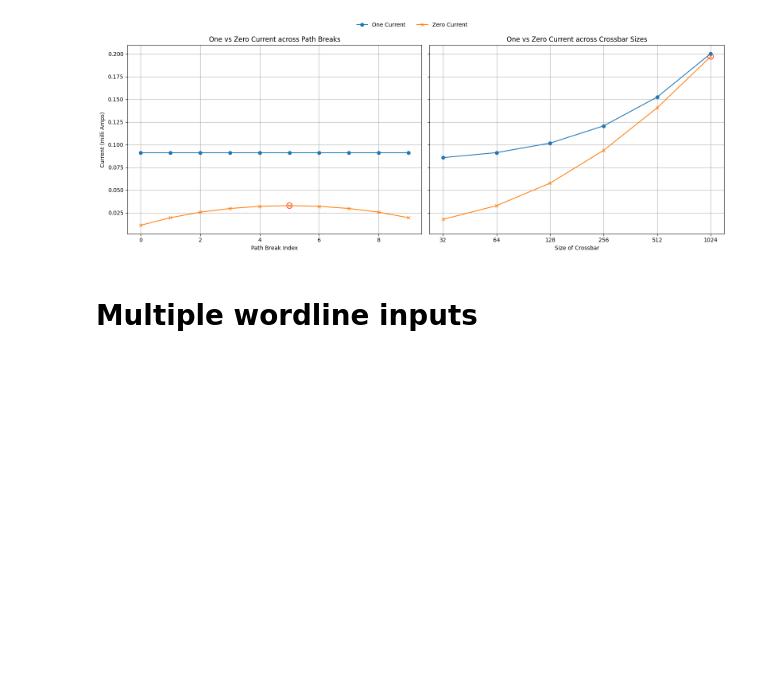
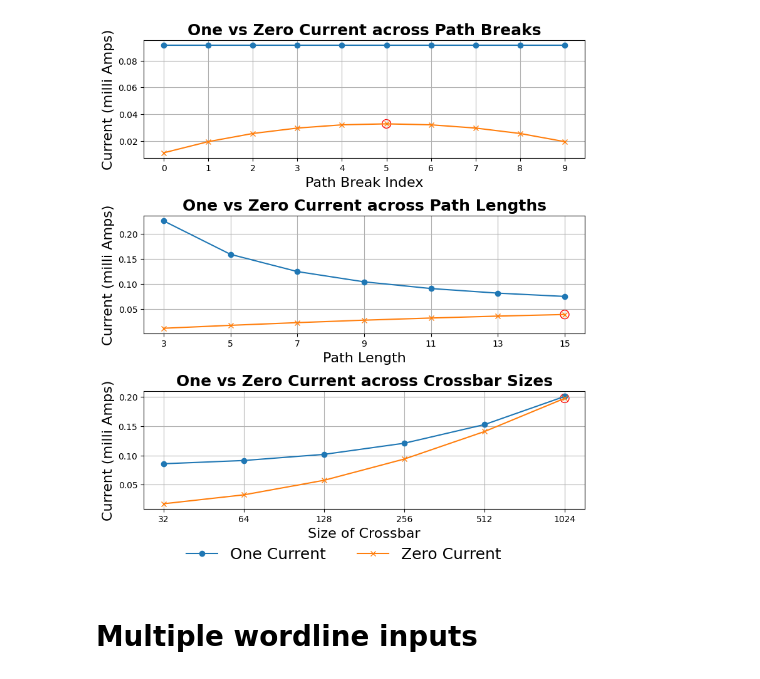
Before and after one commit to Nithin-Kamineni/pathAnalogBehaviour, a Jupyter notebook: GraphVisuvaliser.ipynb, the cells around one changed output. Cells and saved outputs as stored; diff of their text form; code cells hidden in the pictures; blank space fills up the shorter version.

Commit message:
zero current node traversal change

```diff
--- a/GraphVisuvaliser.ipynb
+++ b/GraphVisuvaliser.ipynb
@@ -220,49 +244,80 @@ for size in Crossbarsizes:
     zeroCurrent = find_path_current_execution_in_crossbar(Crossbar, outputBitlineIndex)
     zeroCurrents_crossbar.append(zeroCurrent)
 # %%
-import matplotlib.pyplot as plt
+import numpy as np
 
-# Convert crossbar sizes to strings for labeling
-Crossbarsizes = [str(size) for size in Crossbarsizes]
+# Recreate required arrays with dummy test values to simulate the original logic.
+# You can replace these with actual stored values or load them from files if needed.
+# zeroCurrents_pathbreak = [0.02, 0.03, 0.015, 0.01, 0.05, 0.07, 0.02, 0.06, 0.03, 0.01]
+# oneCurrents_pathbreak = [0.15] * 10
 
-# Identify max zero currents and their corresponding indices
+# zeroCurrents_pathlength = [0.01, 0.02, 0.04, 0.05, 0.06, 0.03, 0.02]
+# oneCurrents_pathlength = [0.18] * 7
+
+# zeroCurrents_crossbar = [0.01, 0.03, 0.04, 0.06, 0.07, 0.09]
+# oneCurrents_crossbar = [0.2] * 6
+
+# Re-run the plotting code with the dummy data
+# PathBreaks = [0, 1, 2, 3, 4, 5, 6, 7, 8, 9]
+PathBreaks_str = [str(pathBreak) for pathBreak in PathBreaks]
+
+# PathLengths = [3, 5, 7, 9, 11, 13, 15]
+PathLengths_str = [str(length) for length in PathLengths]
+
+# Crossbarsizes = [32, 64, 128, 256, 512, 1024]
+Crossbarsizes_str = [str(size) for size in Crossbarsizes]
+
+# Identify max points
 max_zero_current_path = max(zeroCurrents_pathbreak)
 max_index_path = zeroCurrents_pathbreak.index(max_zero_current_path)
-max_path_break = PathBreaks[max_index_path]
+max_path_break = PathBreaks_str[max_index_path]
 
 max_zero_current_crossbar = max(zeroCurrents_crossbar)
 max_index_crossbar = zeroCurrents_crossbar.index(max_zero_current_crossbar)
 
-# Create subplots side-by-side
-fig, axs = plt.subplots(1, 2, figsize=(16, 6), sharey=True)
+max_zero_current_pathlength = max(zeroCurrents_pathlength)
+max_index_pathlength = zeroCurrents_pathlength.index(max_zero_current_pathlength)
+max_pathlength = PathLengths_str[max_index_pathlength]
 
-# --- First plot: Path Breaks ---
-axs[0].plot(PathBreaks, oneCurrents_pathbreak, marker='o', label='One Current')
-axs[0].plot(PathBreaks, zeroCurrents_pathbreak, marker='x', label='Zero Current')
+# Create subplots
+fig, axs = plt.subplots(3, 1, figsize=(8, 9), sharey=False)
+
+# Plot 1
+axs[0].plot(PathBreaks_str, oneCurrents_pathbreak, marker='o', label='One Current')
+axs[0].plot(PathBreaks_str, zeroCurrents_pathbreak, marker='x', label='Zero Current')
 axs[0].scatter([max_path_break], [max_zero_current_path], color='red', s=100, facecolors='none', edgecolors='red')
-
-axs[0].set_xlabel('Path Break Index')
-axs[0].set_ylabel('Current (milli Amps)')
-axs[0].set_title('One vs Zero Current across Path Breaks')
+axs[0].set_xlabel('Path Break Index', fontsize=16)
+axs[0].set_ylabel('Current (milli Amps)', fontsize=16)
+axs[0].set_title('One vs Zero Current across Path Breaks', fontsize=18, fontweight='bold')
 axs[0].grid(True)
 
-# --- Second plot: Crossbar Sizes ---
-axs[1].plot(Crossbarsizes, oneCurrents_crossbar, marker='o')
-axs[1].plot(Crossbarsizes, zeroCurrents_crossbar, marker='x')
-axs[1].scatter([Crossbarsizes[max_index_crossbar]], [max_zero_current_crossbar], color='red', s=100, facecolors='none', edgecolors='red')
-
-axs[1].set_xlabel('Size of Crossbar')
-axs[1].set_title('One vs Zero Current across Crossbar Sizes')
+# Plot 2
+axs[1].plot(PathLengths_str, oneCurrents_pathlength, marker='o', label='One Current')
+axs[1].plot(PathLengths_str, zeroCurrents_pathlength, marker='x', label='Zero Current')
+axs[1].scatter([max_pathlength], [max_zero_current_pathlength], color='red', s=100, facecolors='none', edgecolors='red')
+axs[1].set_xlabel('Path Length', fontsize=16)
+axs[1].set_ylabel('Current (milli Amps)', fontsize=16)
+axs[1].set_title('One vs Zero Current across Path Lengths', fontsize=18, fontweight='bold')
 axs[1].grid(True)
 
-# --- Shared Legend ---
-handles, labels = axs[0].get_legend_handles_labels()
-fig.legend(handles, labels, loc='upper center', ncol=2, frameon=False)
+# Plot 3
+axs[2].plot(Crossbarsizes_str, oneCurrents_crossbar, marker='o', label='One Current')
+axs[2].plot(Crossbarsizes_str, zeroCurrents_crossbar, marker='x', label='Zero Current')
+axs[2].scatter([Crossbarsizes_str[max_index_crossbar]], [max_zero_current_crossbar], color='red', s=100, facecolors='none', edgecolors='red')
+axs[2].set_xlabel('Size of Crossbar', fontsize=16)
+axs[2].set_ylabel('Current (milli Amps)', fontsize=16)
+axs[2].set_title('One vs Zero Current across Crossbar Sizes', fontsize=18, fontweight='bold')
+axs[2].grid(True)
 
-plt.tight_layout(rect=[0, 0, 1, 0.95])  # Adjust layout to make space for the legend
+# Shared legend at bottom
+handles, labels = axs[2].get_legend_handles_labels()
+fig.legend(handles, labels, loc='lower center', ncol=2, fontsize=18, frameon=False)
+
+plt.tight_layout(rect=[0, 0.05, 1, 1])  # Leave space at bottom for legend
+plt.savefig("C:/Users/nithi/jupyter-files/Path/Circuit Analysis/pathBreak.png", dpi=300)
 plt.show()
 # %% [output]
-[figure, old version]
+[figure, new version]
 # %% [markdown]
 <h1>Multiple wordline inputs</h1>
 # %%
```
Also changed, not shown: parts of 1 cell of this notebook, 9 other files.
